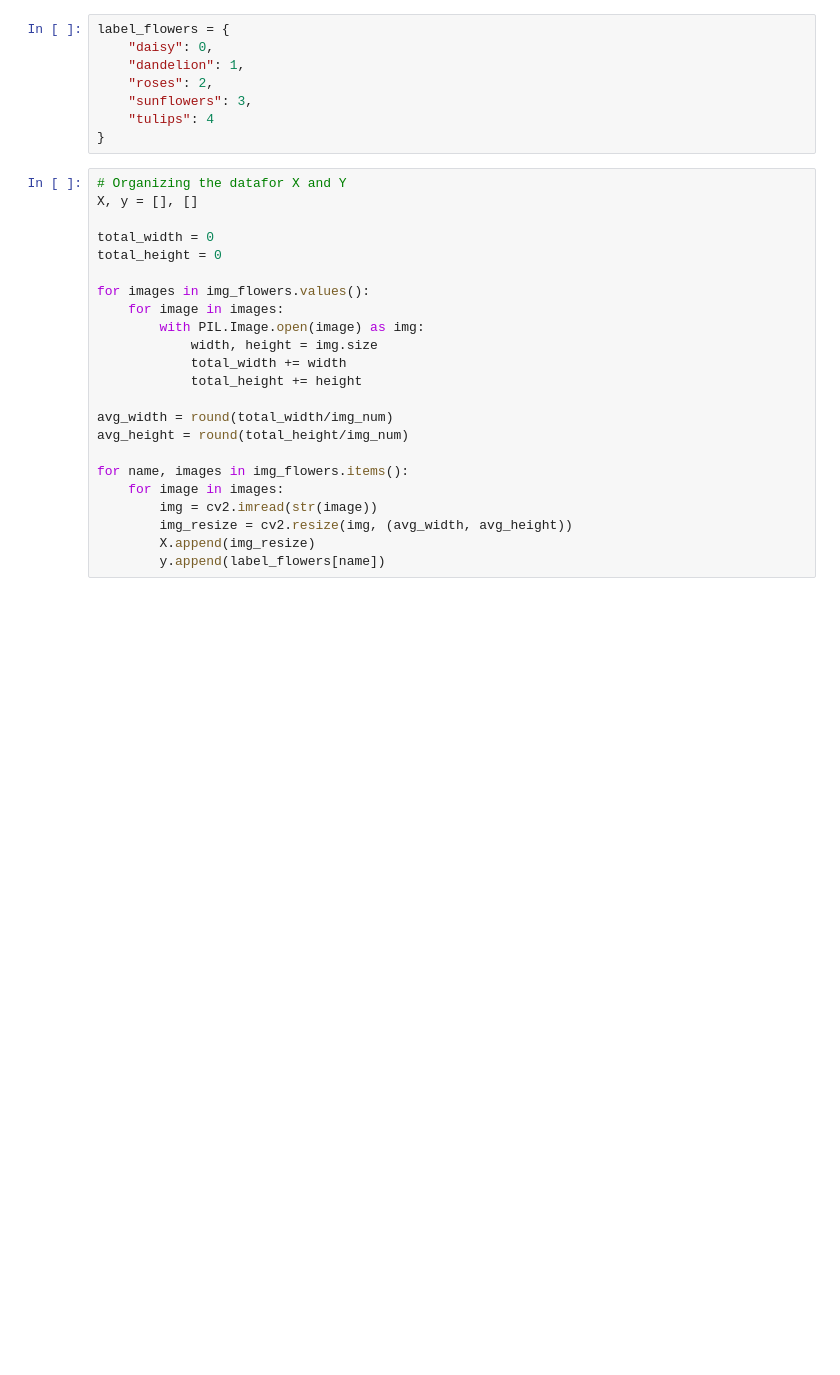
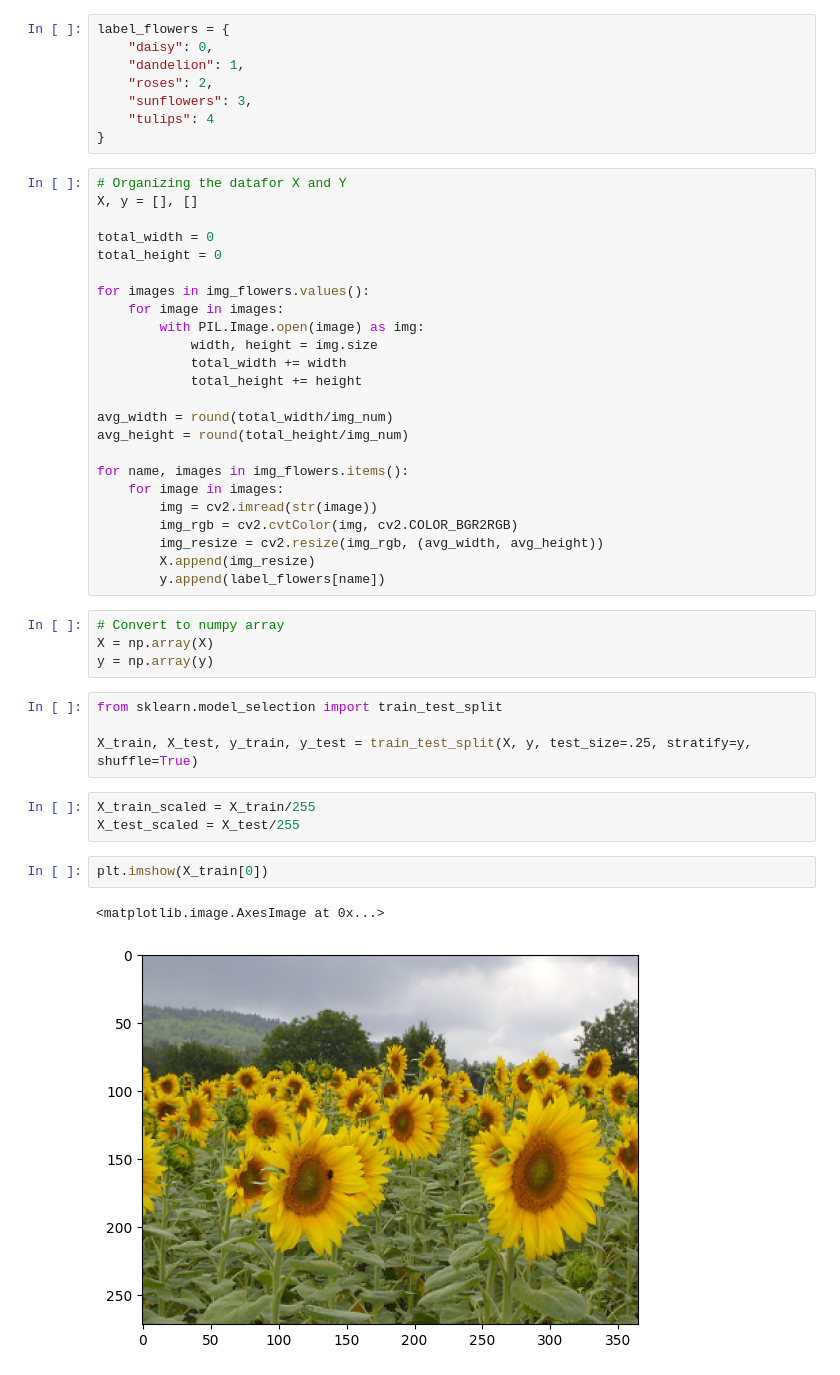
Before and after one commit to edumaedaa/Flowers-Data-Augmentation, a Jupyter notebook: flowers_predict.ipynb, the cells around one changed output. Cells and saved outputs as stored; diff of their text form; blank space fills up the shorter version.

Commit message:
Splitting training and test, and fixing the RGB to images

```diff
--- a/flowers_predict.ipynb
+++ b/flowers_predict.ipynb
@@ -85,6 +85,23 @@ avg_height = round(total_height/img_num)
 for name, images in img_flowers.items():
     for image in images:
         img = cv2.imread(str(image))
-        img_resize = cv2.resize(img, (avg_width, avg_height))
+        img_rgb = cv2.cvtColor(img, cv2.COLOR_BGR2RGB)
+        img_resize = cv2.resize(img_rgb, (avg_width, avg_height))
         X.append(img_resize)
         y.append(label_flowers[name])
+# %%
+# Convert to numpy array
+X = np.array(X)
+y = np.array(y)
+# %%
+from sklearn.model_selection import train_test_split
+
+X_train, X_test, y_train, y_test = train_test_split(X, y, test_size=.25, stratify=y, shuffle=True)
+# %%
+X_train_scaled = X_train/255
+X_test_scaled = X_test/255
+# %%
+plt.imshow(X_train[0])
+# %% [output]
+<matplotlib.image.AxesImage at 0x...>
+[figure, added]
```
